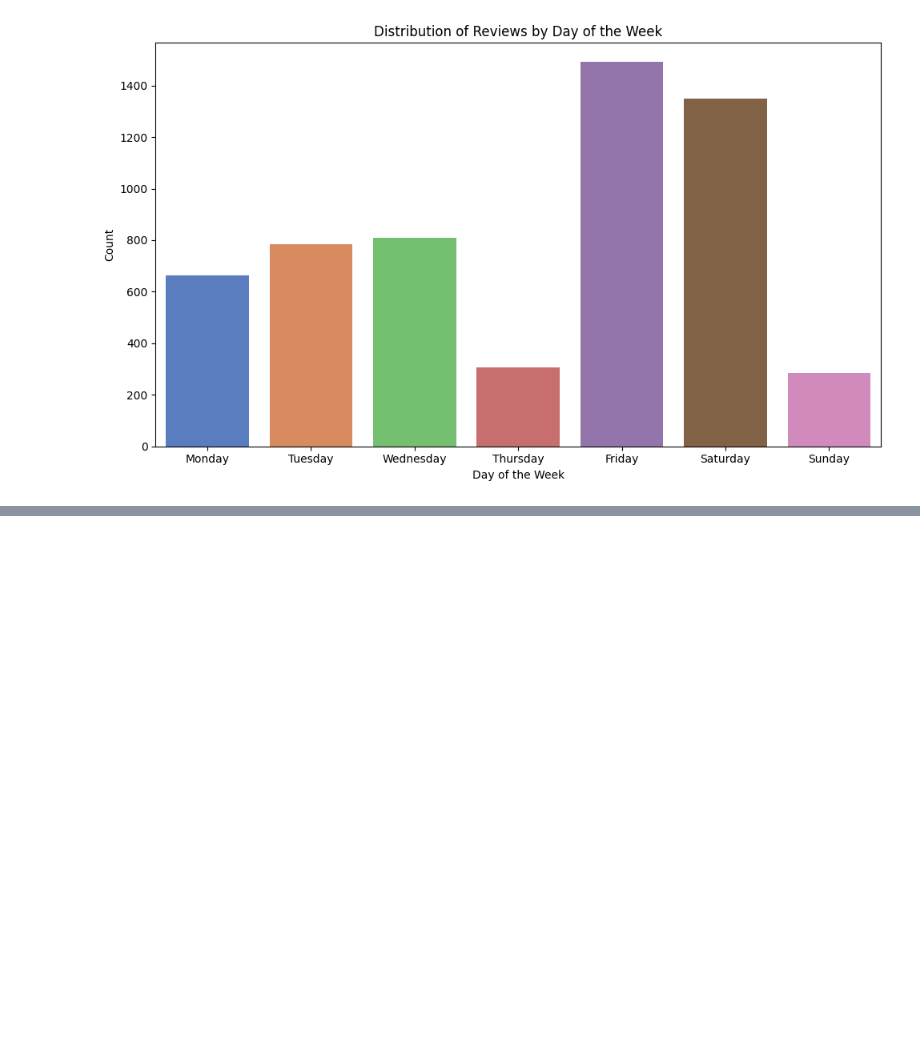
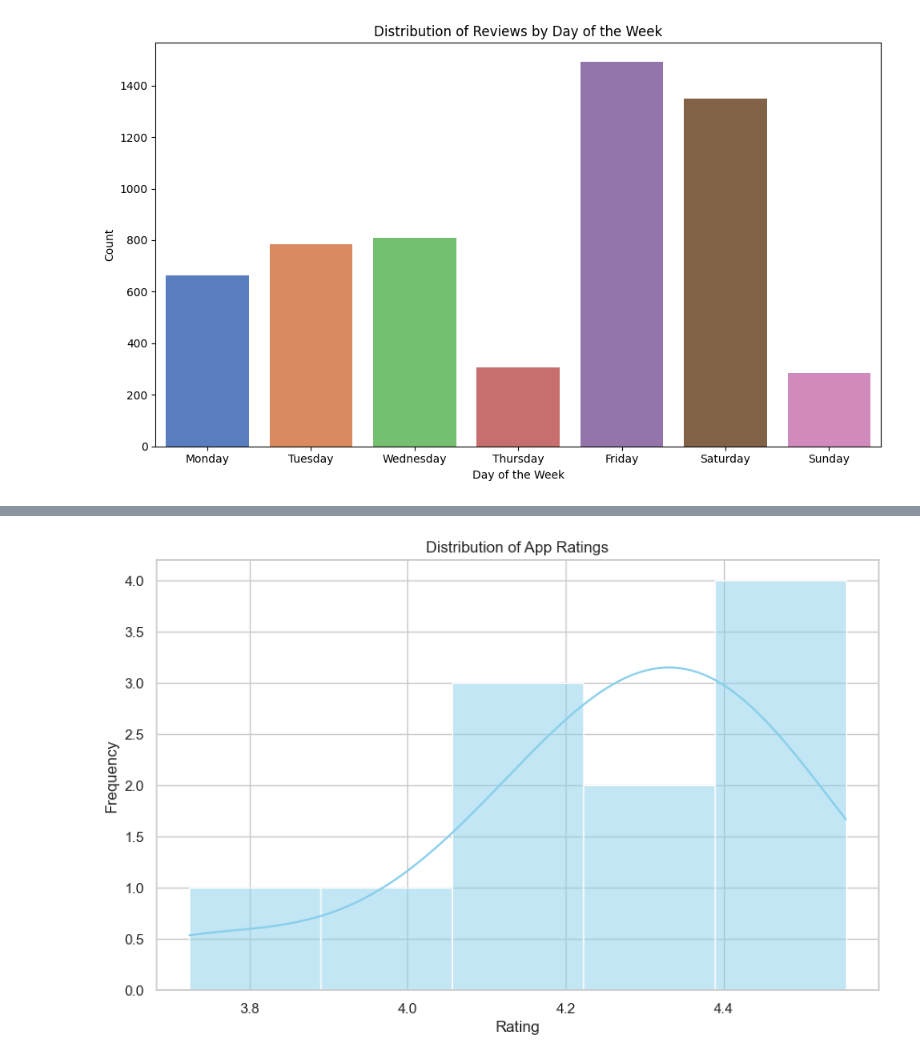
Before and after one commit to vedyan/FeynnLabs_ML_Intern, a Jupyter notebook: Project 3.1 : AI Product_Service Business & Finance Modelling/project.ipynb, the cells around one changed output, grey strips where cells are left out. Drawn from its saved outputs; the diff is of its cells as text; code cells hidden in the pictures; blank space fills up the shorter version.

```diff
--- a/Project 3.1 : AI Product_Service Business & Finance Modelling/project.ipynb
+++ b/Project 3.1 : AI Product_Service Business & Finance Modelling/project.ipynb
@@ -393,3 +393,6 @@ plt.tight_layout()
 plt.show()
 # %% [output]
 [figure]
+# %%
+DATA2= pd.read_csv('app_info.csv')
+DATA2
@@ -395,0 +412,86 @@ plt.show()
+# %%
+# Set up the visualization style
+sns.set(style="whitegrid")
+
+# Visualization 1: Distribution of App Ratings
+plt.figure(figsize=(10, 6))
+sns.histplot(DATA2['score'], kde=True, color='skyblue')
+plt.title('Distribution of App Ratings')
+plt.xlabel('Rating')
+plt.ylabel('Frequency')
+plt.show()
+
+# Visualization 2: Number of Installs by App Genre
+plt.figure(figsize=(12, 6))
+sns.barplot(data=DATA2, x='genreId', y='minInstalls', estimator=sum, ci=None, palette='muted')
+plt.title('Number of Installs by App Genre')
+plt.xlabel('Genre')
+plt.ylabel('Total Installs')
+plt.xticks(rotation=45)
+plt.tight_layout()
+plt.show()
+
+# Visualization 3: App Size Distribution
+plt.figure(figsize=(10, 6))
+sns.histplot(DATA2['size'], kde=True, color='lightgreen')
+plt.title('Distribution of App Sizes')
+plt.xlabel('App Size')
+plt.ylabel('Frequency')
+plt.show()
+
+# Visualization 4: Release Dates of Apps
+DATA2['released'] = pd.to_datetime(DATA2['released'])
+plt.figure(figsize=(12, 6))
+sns.histplot(DATA2['released'], kde=False, color='salmon')
+plt.title('Release Dates of Apps')
+plt.xlabel('Release Date')
+plt.ylabel('Number of Apps')
+plt.xticks(rotation=45)
+plt.tight_layout()
+plt.show()
+
+# Visualization 5: Relationship between Ratings and Reviews
+plt.figure(figsize=(10, 6))
+sns.scatterplot(data=DATA2, x='ratings', y='reviews', color='orange', alpha=0.7)
+plt.title('Relationship between Ratings and Reviews')
+plt.xlabel('Ratings')
+plt.ylabel('Number of Reviews')
+plt.show()
+
+# Visualization 6: Version-wise Ratings
+plt.figure(figsize=(12, 6))
+sns.boxplot(data=DATA2, x='version', y='score', palette='muted')
+plt.title('Version-wise Ratings')
+plt.xlabel('App Version')
+plt.ylabel('Rating')
+plt.xticks(rotation=45)
+plt.tight_layout()
+plt.show()
+
+# Visualization 7: Android Version Compatibility
+plt.figure(figsize=(12, 6))
+sns.boxplot(data=DATA2, x='androidVersion', y='score', palette='pastel')
+plt.title('Android Version Compatibility')
+plt.xlabel('Android Version')
+plt.ylabel('Rating')
+plt.xticks(rotation=45)
+plt.tight_layout()
+plt.show()
+
+# Visualization 8: App Titles Word Cloud
+from wordcloud import WordCloud
+
+# Concatenate all app titles into a single string
+app_titles_text = ' '.join(DATA2['title'])
+
+# Generate word cloud
+wordcloud = WordCloud(width=800, height=400, background_color='white').generate(app_titles_text)
+
+# Display the word cloud
+plt.figure(figsize=(10, 6))
+plt.imshow(wordcloud, interpolation='bilinear')
+plt.title('App Titles Word Cloud')
+plt.axis('off')
+plt.show()
+# %% [output]
+[figure, added]
```
Also changed, not shown: parts of 4 cells of this notebook, 1 other file.
